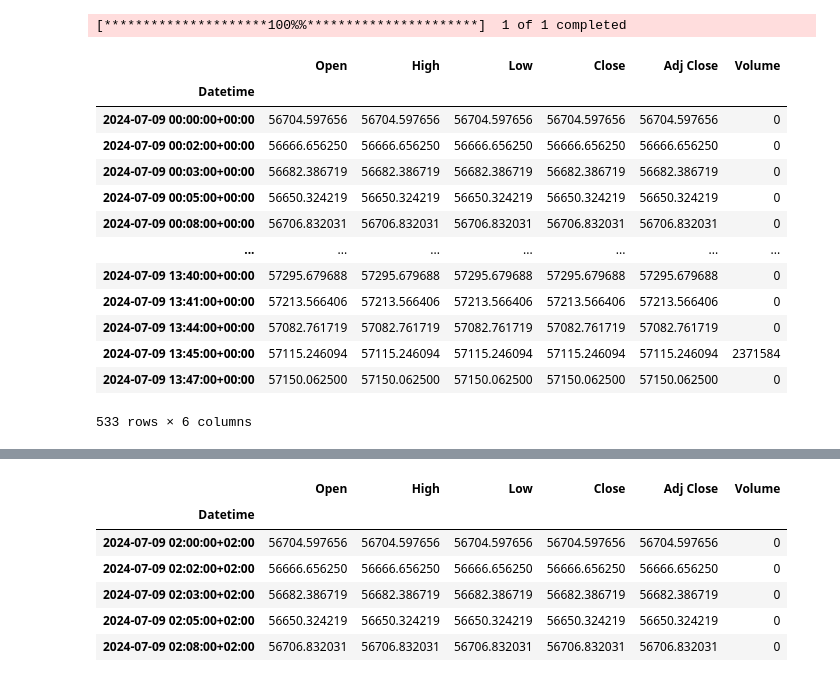
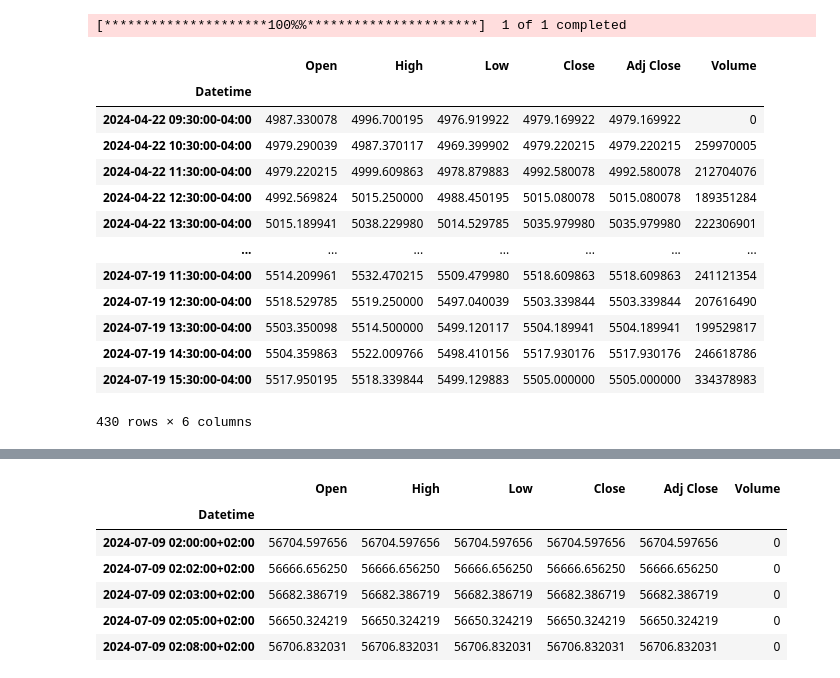
Before and after one commit to f1se4/investor, a Jupyter notebook: Tests.ipynb, the cells around one changed output, grey strips where cells are left out. Drawn from its saved outputs; the diff is of its cells as text; code cells hidden in the pictures.

```diff
--- a/Tests.ipynb
+++ b/Tests.ipynb
@@ -2,22 +2,22 @@
 import yfinance as yf
 import datetime
 # %%
-stock = yf.download('BTC-USD', period='1d', interval='1m')
+stock = yf.download('^SPX', period='3mo', interval='1h')
 stock
 # %% [output]
 [*********************100%%**********************]  1 of 1 completed
 |  | Open | High | Low | Close | Adj Close | Volume |
 | Datetime |  |  |  |  |  |  |
-| 2024-07-09 00:00:00+00:00 | 56704.597656 | 56704.597656 | 56704.597656 | 56704.597656 | 56704.597656 | 0 |
-| 2024-07-09 00:02:00+00:00 | 56666.656250 | 56666.656250 | 56666.656250 | 56666.656250 | 56666.656250 | 0 |
-| 2024-07-09 00:03:00+00:00 | 56682.386719 | 56682.386719 | 56682.386719 | 56682.386719 | 56682.386719 | 0 |
-| 2024-07-09 00:05:00+00:00 | 56650.324219 | 56650.324219 | 56650.324219 | 56650.324219 | 56650.324219 | 0 |
-| 2024-07-09 00:08:00+00:00 | 56706.832031 | 56706.832031 | 56706.832031 | 56706.832031 | 56706.832031 | 0 |
+| 2024-04-22 09:30:00-04:00 | 4987.330078 | 4996.700195 | 4976.919922 | 4979.169922 | 4979.169922 | 0 |
+| 2024-04-22 10:30:00-04:00 | 4979.290039 | 4987.370117 | 4969.399902 | 4979.220215 | 4979.220215 | 259970005 |
+| 2024-04-22 11:30:00-04:00 | 4979.220215 | 4999.609863 | 4978.879883 | 4992.580078 | 4992.580078 | 212704076 |
+| 2024-04-22 12:30:00-04:00 | 4992.569824 | 5015.250000 | 4988.450195 | 5015.080078 | 5015.080078 | 189351284 |
+| 2024-04-22 13:30:00-04:00 | 5015.189941 | 5038.229980 | 5014.529785 | 5035.979980 | 5035.979980 | 222306901 |
 | ... | ... | ... | ... | ... | ... | ... |
-| 2024-07-09 13:40:00+00:00 | 57295.679688 | 57295.679688 | 57295.679688 | 57295.679688 | 57295.679688 | 0 |
-| 2024-07-09 13:41:00+00:00 | 57213.566406 | 57213.566406 | 57213.566406 | 57213.566406 | 57213.566406 | 0 |
-| 2024-07-09 13:44:00+00:00 | 57082.761719 | 57082.761719 | 57082.761719 | 57082.761719 | 57082.761719 | 0 |
-| 2024-07-09 13:45:00+00:00 | 57115.246094 | 57115.246094 | 57115.246094 | 57115.246094 | 57115.246094 | 2371584 |
-| 2024-07-09 13:47:00+00:00 | 57150.062500 | 57150.062500 | 57150.062500 | 57150.062500 | 57150.062500 | 0 |
+| 2024-07-19 11:30:00-04:00 | 5514.209961 | 5532.470215 | 5509.479980 | 5518.609863 | 5518.609863 | 241121354 |
+| 2024-07-19 12:30:00-04:00 | 5518.529785 | 5519.250000 | 5497.040039 | 5503.339844 | 5503.339844 | 207616490 |
+| 2024-07-19 13:30:00-04:00 | 5503.350098 | 5514.500000 | 5499.120117 | 5504.189941 | 5504.189941 | 199529817 |
+| 2024-07-19 14:30:00-04:00 | 5504.359863 | 5522.009766 | 5498.410156 | 5517.930176 | 5517.930176 | 246618786 |
+| 2024-07-19 15:30:00-04:00 | 5517.950195 | 5518.339844 | 5499.129883 | 5505.000000 | 5505.000000 | 334378983 |
-533 rows × 6 columns
+430 rows × 6 columns
 # %%
```
Also changed, not shown: parts of 1 cell of this notebook.
